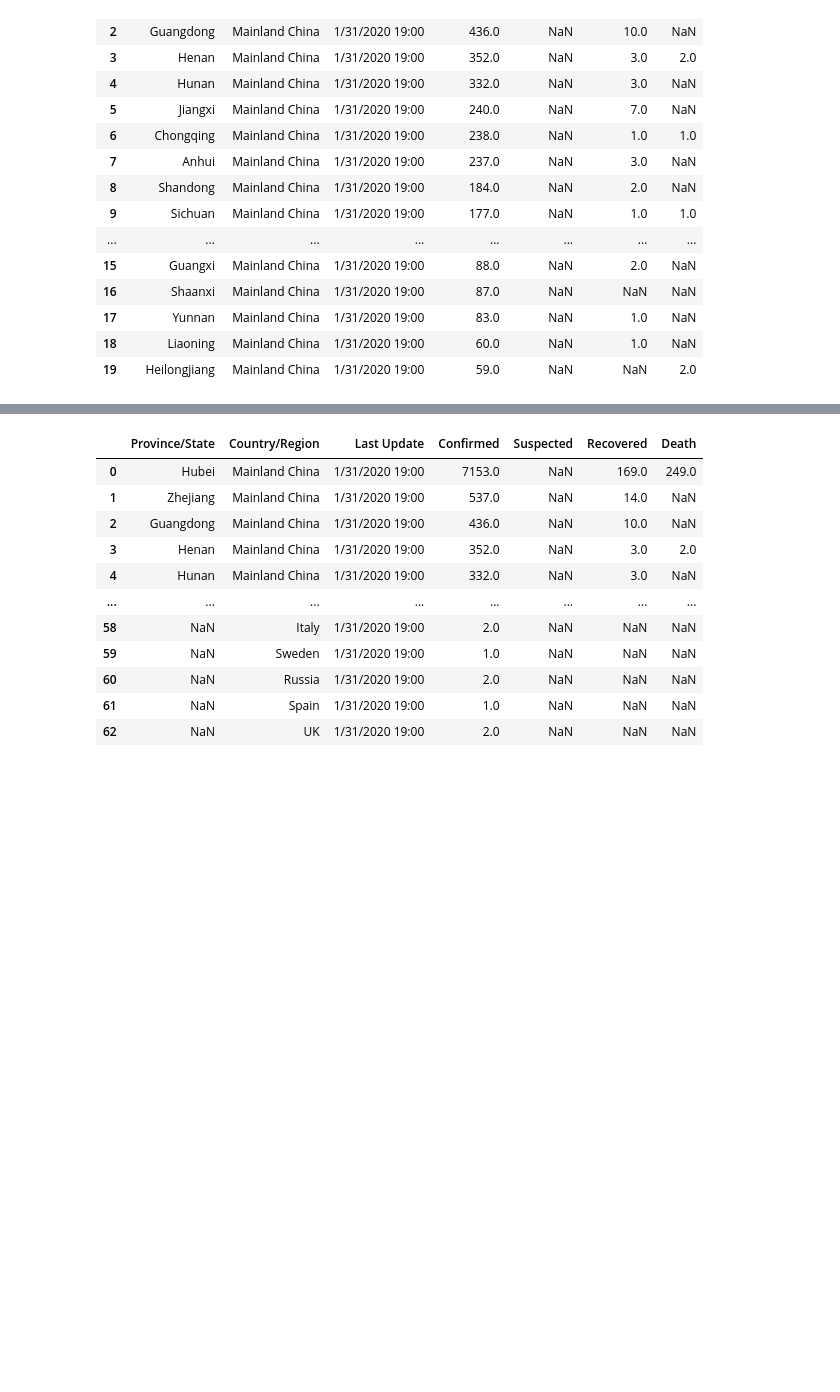
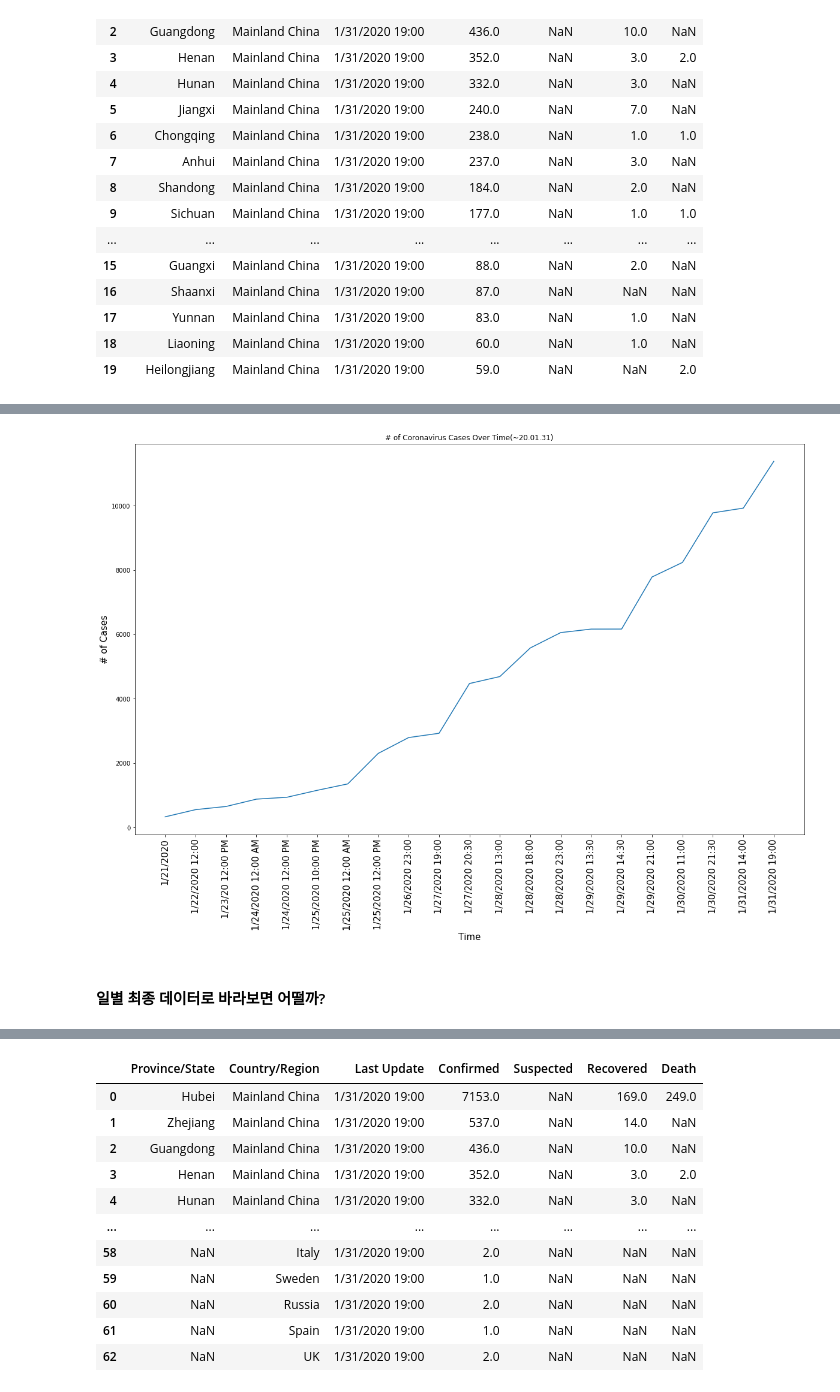
Before and after one commit to Steve-YJ/Dive-Deep-into-Wuhan-Corona, a Jupyter notebook: 02.Kaggle-coronavirus-visualization-~01.31.ipynb, the cells around one changed output, grey strips where cells are left out. Cells and saved outputs as stored; diff of their text form; code cells hidden in the pictures; blank space fills up the shorter version.

```diff
--- a/02.Kaggle-coronavirus-visualization-~01.31.ipynb
+++ b/02.Kaggle-coronavirus-visualization-~01.31.ipynb
@@ -43,0 +126,8 @@ data.head(20)
+# %%
+world_confirmed_cases = []
+
+for date in unique_dates:
+    # print(date)
+    world_confirmed_cases.append(data[data['Last Update'] == date].Confirmed.sum())
+
+world_confirmed_cases
@@ -43,0 +152,12 @@ data.head(20)
+# %%
+plt.figure(figsize=(20, 12))
+plt.plot(unique_dates, world_confirmed_cases)
+plt.title("# of Coronavirus Cases Over Time(~20.01.31)")
+plt.xlabel("Time", size = 15)
+plt.ylabel("# of Cases", size = 15)
+plt.xticks(rotation=90, size = 15)
+plt.show()
+# %% [output]
+[figure, added]
+# %% [markdown]
+#### 일별 최종 데이터로 바라보면 어떨까?
```
Also changed, not shown: parts of 23 cells of this notebook.
